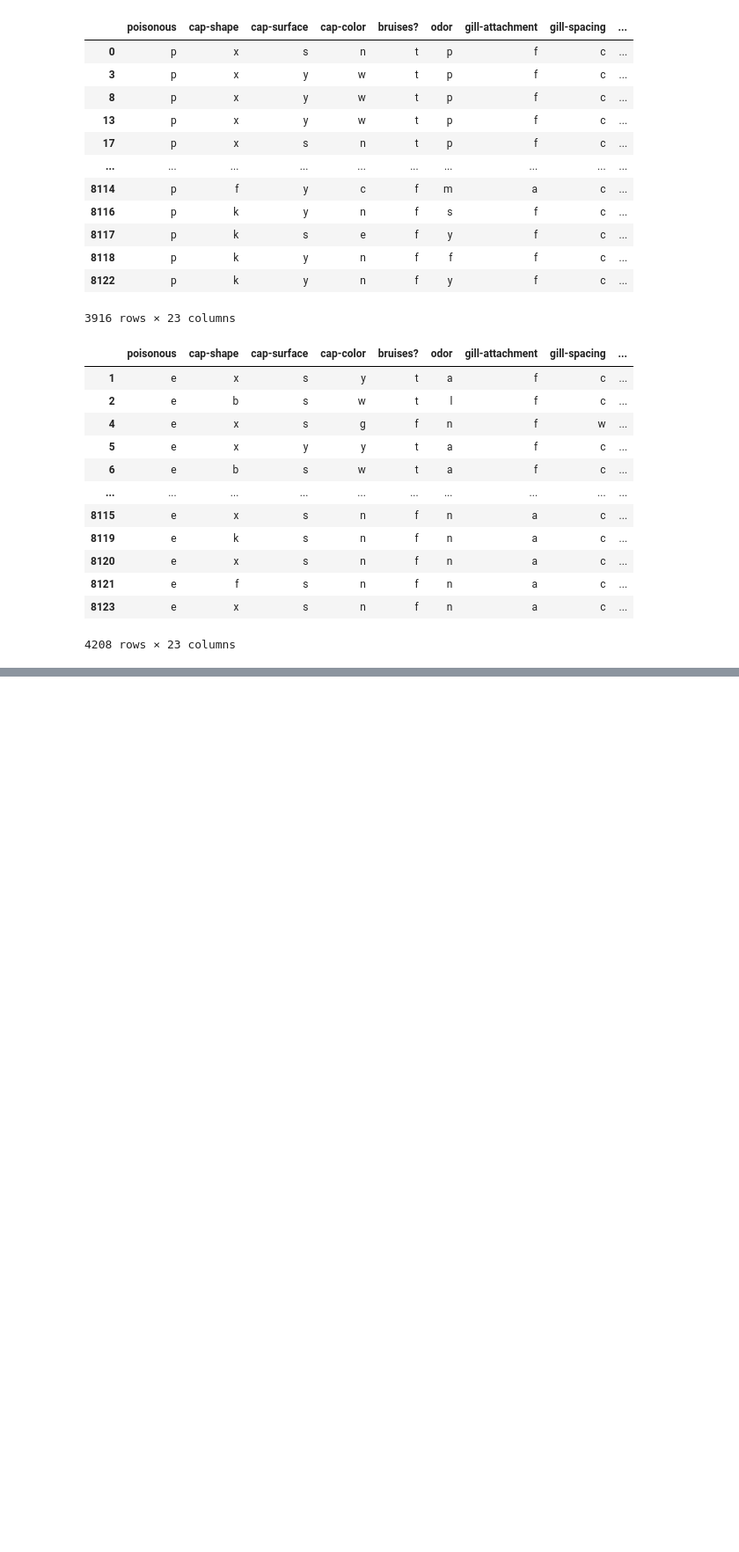
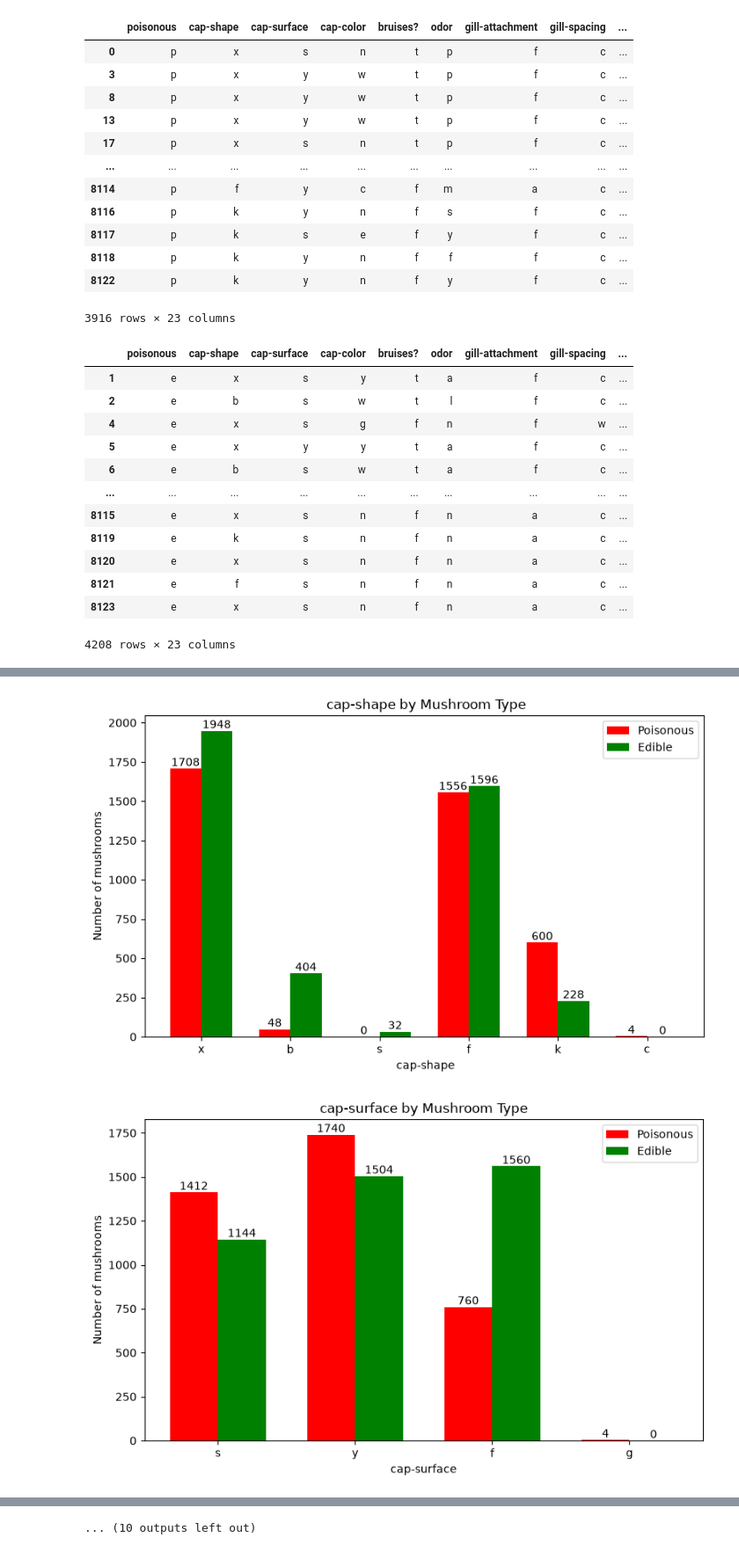
Before and after one commit to Leone-Migone/ML-assignment1, a Jupyter notebook: mushroom/mushroomBarGraphs.ipynb, the cells around one changed output, grey strips where cells are left out. Shown at 88% size. Saved outputs shown, nothing was run; the diff lists cells and outputs as text; code cells hidden in the pictures; blank space fills up the shorter version.

```diff
--- a/mushroom/mushroomBarGraphs.ipynb
+++ b/mushroom/mushroomBarGraphs.ipynb
@@ -64,0 +76,36 @@ KeyError: 'cap-shape'
+# %%
+
+# drop poisonous column so can loop through features
+features = df.drop("poisonous", axis=1)
+
+for feature in features:
+    # automatically find all possible values for this feature
+    values = df[feature].dropna().unique()
+
+    # Count each value in the poisonous and edible groups
+    p_counts = [len(p_df[p_df[feature] == value]) for value in values]
+    np_counts = [len(np_df[np_df[feature] == value]) for value in values]
+
+    # Positions for the bars
+    x = np.arange(len(values))
+    width = 0.35
+
+    # Plot grouped bars
+    plt.figure(figsize=(8, 5))
+    bars_p = plt.bar(x - width/2, p_counts, width, label='Poisonous', color='red')
+    bars_np = plt.bar(x + width/2, np_counts, width, label='Edible', color='green')
+
+    # displau values of bars above
+    plt.bar_label(bars_p)
+    plt.bar_label(bars_np)
+
+    plt.xticks(x, values)
+    plt.xlabel(feature)
+    plt.ylabel('Number of mushrooms')
+    plt.title(f'{feature} by Mushroom Type')
+    plt.legend()
+    plt.tight_layout()
+    plt.show()
+# %% [output]
+[figure, added]
+[figure, added]
@@ -64,0 +122 @@ KeyError: 'cap-shape'
+... (10 outputs left out)
```
Also changed, not shown: parts of 2 cells of this notebook, 1 other file.
